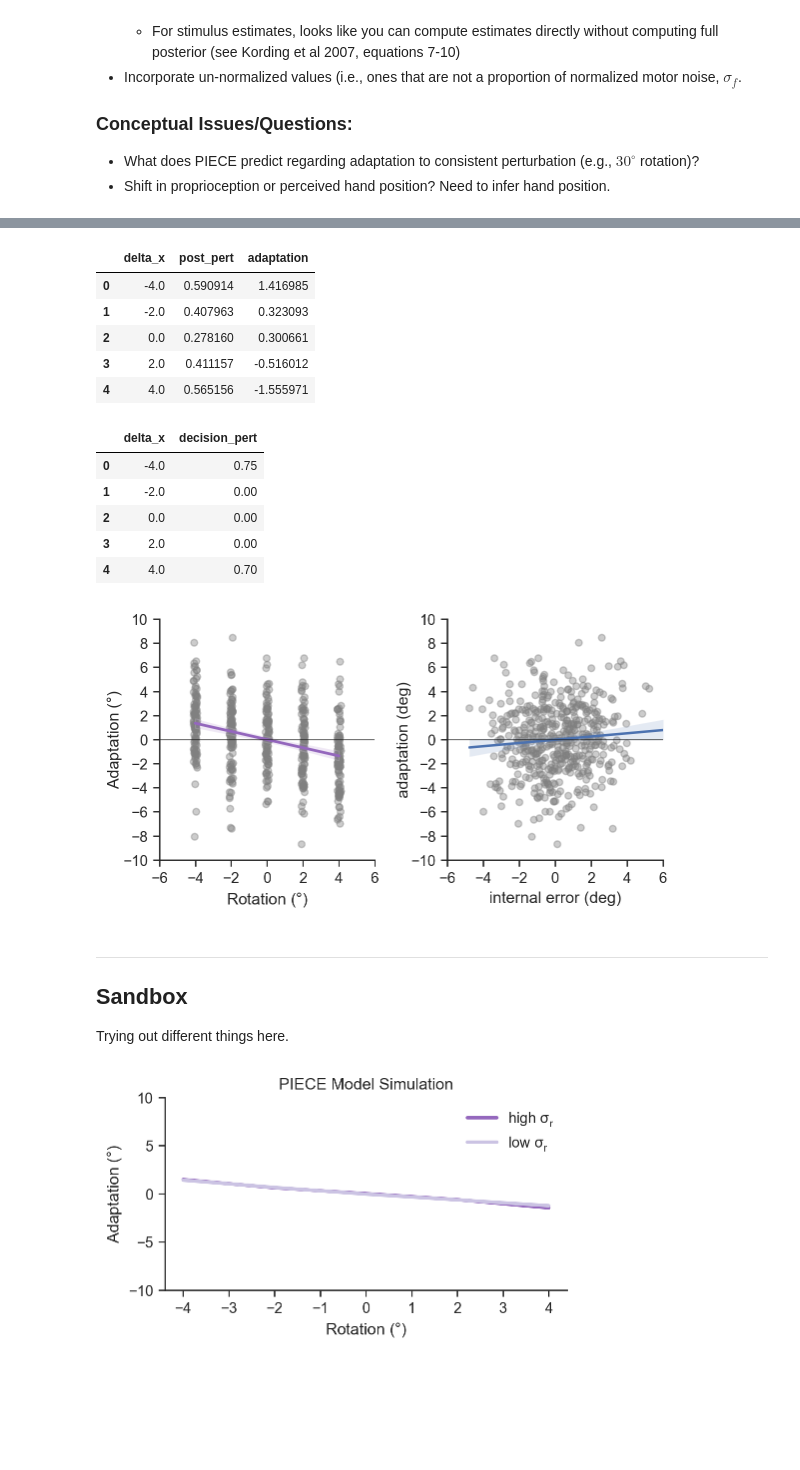
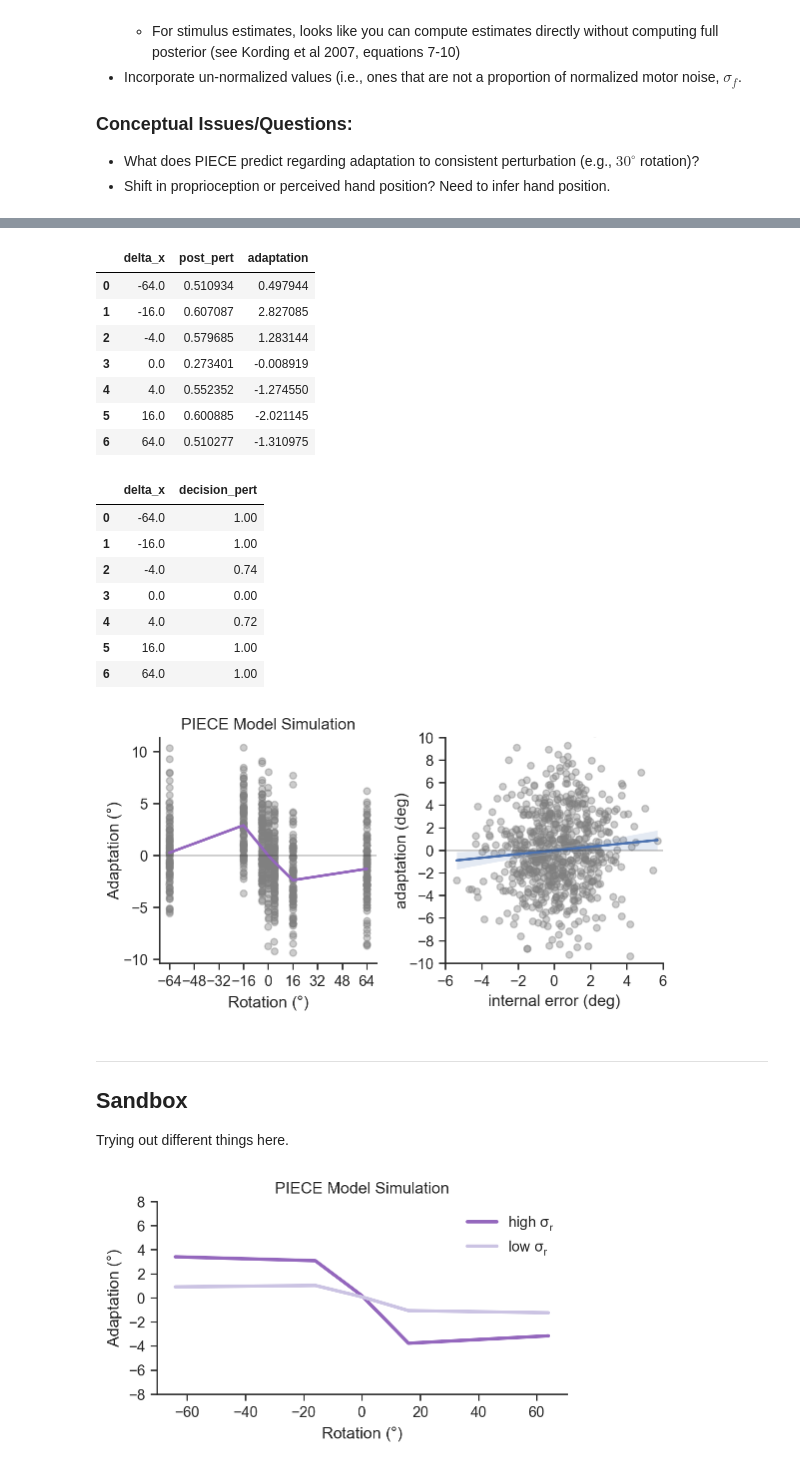
Before and after one commit to ccmlab-ubc/ige-ege, a Jupyter notebook: experiment-1/scripts/hyo-causal-inference-model.ipynb, the cells around one changed output, grey strips where cells are left out. Drawn from its saved outputs; the diff is of its cells as text; code cells hidden in the pictures; blank space fills up the shorter version.

```diff
--- a/experiment-1/scripts/hyo-causal-inference-model.ipynb
+++ b/experiment-1/scripts/hyo-causal-inference-model.ipynb
@@ -121,7 +121,7 @@ def integral_prod_gauss(*params):
 f = lambda x, mu, sigma: -0.5 * np.log(2 * np.pi * sigma**2) - 0.5 * (x - mu)**2 / sigma**2
 # %%
 # Simulated parameters
-full_range = 0
+full_range = 1
 if full_range==1:
     pert_size = np.array([-64, -16, -4, 0, 4, 16, 64])
 else:
@@ -331,21 +331,25 @@ df_adapt = df.iloc[1::2].reset_index()
 df_adapt.groupby("delta_x")[["post_pert", "adaptation"]].mean().reset_index()
 # %% [output]
 |  | delta_x | post_pert | adaptation |
-| 0 | -4.0 | 0.590914 | 1.416985 |
-| 1 | -2.0 | 0.407963 | 0.323093 |
-| 2 | 0.0 | 0.278160 | 0.300661 |
-| 3 | 2.0 | 0.411157 | -0.516012 |
-| 4 | 4.0 | 0.565156 | -1.555971 |
+| 0 | -64.0 | 0.510934 | 0.497944 |
+| 1 | -16.0 | 0.607087 | 2.827085 |
+| 2 | -4.0 | 0.579685 | 1.283144 |
+| 3 | 0.0 | 0.273401 | -0.008919 |
+| 4 | 4.0 | 0.552352 | -1.274550 |
+| 5 | 16.0 | 0.600885 | -2.021145 |
+| 6 | 64.0 | 0.510277 | -1.310975 |
 # %%
 # Determine proportion of decision on perturbation
 df.groupby("delta_x")["decision_pert"].apply(lambda x: float(x.sum()) / x.count()).reset_index()
 # %% [output]
 |  | delta_x | decision_pert |
-| 0 | -4.0 | 0.75 |
-| 1 | -2.0 | 0.00 |
-| 2 | 0.0 | 0.00 |
-| 3 | 2.0 | 0.00 |
-| 4 | 4.0 | 0.70 |
+| 0 | -64.0 | 1.00 |
+| 1 | -16.0 | 1.00 |
+| 2 | -4.0 | 0.74 |
+| 3 | 0.0 | 0.00 |
+| 4 | 4.0 | 0.72 |
+| 5 | 16.0 | 1.00 |
+| 6 | 64.0 | 1.00 |
 # %%
 # Visualize simulated adaptation
 fig, axs = plt.subplots(1, 2, figsize=(6, 3.33))
@@ -375,7 +379,7 @@ axs[1].yaxis.labelpad = 0
 plt.tight_layout()
 # fig.savefig("images/piece-model-sim.png", dpi=300)
 # %% [output]
-[figure, old version]
+[figure, new version]
 # %% [markdown]
 ---
 ## Sandbox
@@ -431,7 +435,8 @@ def piece_test(sigma_pert, sigma_comb, bias, sigma_motor, num_trials, vis_fb,
         else:
             xhat_v = x_f[i] + rotation[i]
             # sigma_v = 1.179 + 0.384 * np.abs(xhat_v)  # from Zhang et al
-            sigma_v = 1.853 + 0.309 * np.abs(xhat_v)
+            sigma_v = 6 + 0.384 * np.abs(xhat_v)
+            # sigma_v = 1.853 + 0.309 * np.abs(xhat_v)
         J_v = 1 / sigma_v**2
         J_pert = 1 / sigma_pert**2
         K[i] = J_v / (J_v + J_pert)
@@ -492,7 +497,7 @@ _, xhat1 = piece_test(
     )
 
 _, xhat2 = piece_test(
-        3.5,
+        5,
         0.2,
         0,
         sigma_f, len(delta_x),
@@ -505,35 +510,35 @@ _, xhat2 = piece_test(
 n_adapt = len(delta_x) // 2
 subj_id = np.ones(n_adapt) * 1
 ege = delta_x[pert_idx]
 hand_angle1 = xhat1[pert_idx]
 hand_angle2 = xhat2[pert_idx]
 adapt1 = np.zeros(n_adapt)
 adapt2 = np.zeros(n_adapt)
 adapt1 = xhat1[pert_idx + 1] - xhat1[pert_idx - 1]
 adapt2 = xhat2[pert_idx + 1] - xhat2[pert_idx - 1]
 
 subj1 = pd.DataFrame({
     "ege":ege, "ige":hand_angle1, "adapt":adapt1})
 subj2 = pd.DataFrame({
     "ege":ege, "ige":hand_angle2, "adapt":adapt2})
 
 fig, ax = plt.subplots(figsize=(5, 3))
 sns.regplot(data=subj1, x="ege", y="adapt", lowess=True, scatter=False,
             line_kws={"color":"tab:purple", "linewidth":2.5}, ax=ax,
             label="high $\sigma_{r}$")
 sns.regplot(data=subj2, x="ege", y="adapt", lowess=True, scatter=False,
             line_kws={"color":[203/255, 195/255, 227/255], "linewidth":2.5},
             ax=ax, label="low $\sigma_{r}$")
 # sns.pointplot(data=subj1, x="ege", y="adapt", color="tab:purple", linewidth=2.5,
 #               native_scale=True, ax=ax)
 ax.set(xlabel="Rotation ($\degree$)", ylabel="Adaptation ($\degree$)",
-           ylim=(-10, 10), title="PIECE Model Simulation")
+           ylim=(-8, 8), yticks=np.arange(-8, 8.1, 2), title="PIECE Model Simulation")
 ax.legend(frameon=False)
 sns.despine()
 plt.tight_layout()
 # fig.savefig("images/piece-saturation.pdf", dpi=300)
 # %% [output]
-[figure, old version]
+[figure, new version]
 # %%
 fig, ax = plt.subplots(figsize=(3, 3))
 sns.despine()
```
Also changed, not shown: parts of 7 cells of this notebook, 1 other file.
